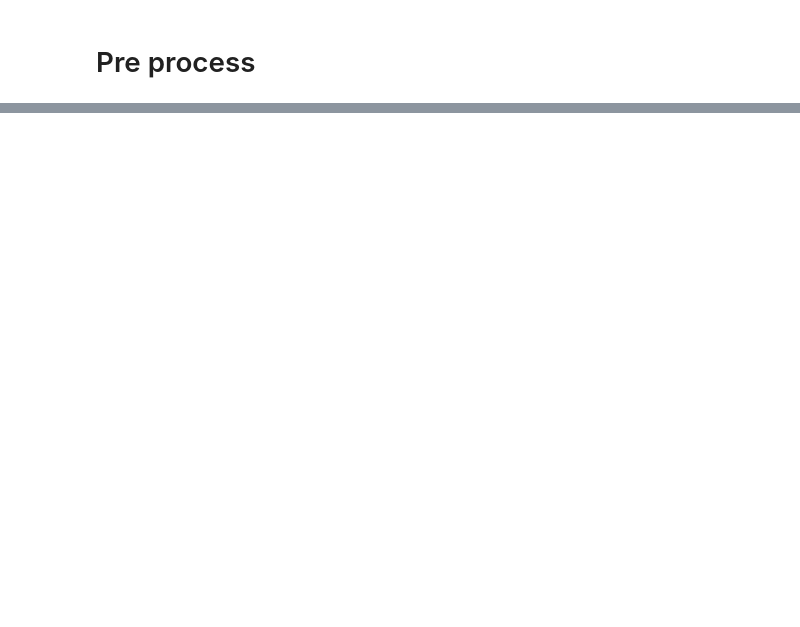
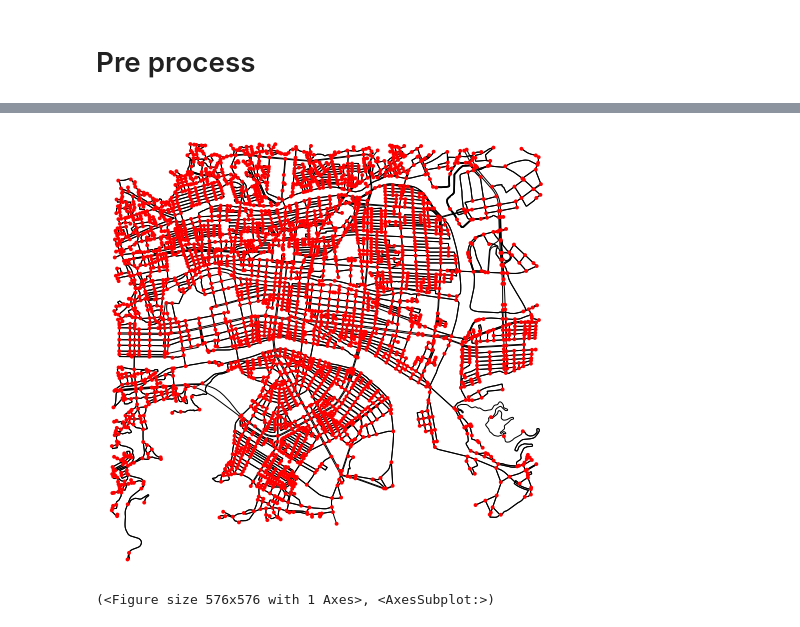
Before and after one commit to erick2307/tsuevac, a Jupyter notebook: new_kochi/preprocess.ipynb, the cells around one changed output, grey strips where cells are left out. Cells and saved outputs as stored; diff of their text form; code cells hidden in the pictures; blank space fills up the shorter version.

```diff
--- a/new_kochi/preprocess.ipynb
+++ b/new_kochi/preprocess.ipynb
@@ -155,11 +2,0 @@ def fixLinksDBAndNodesDB(shelters):
-# %%
-# Set Prefecture / Area of Interest / working CRS
-pref_code = 39
-area = {'north': 33.58, 'south': 33.53,'east': 133.58, 'west': 133.52}
-crs = 'EPSG:6690'
-# Create a Graph object
-G = createGraph(area=area,crs=crs,plot=False)
-# Create a Shelter GeoDataframe
-shelters = getAreaShelters(area=area,pref_code=pref_code,crs=crs)
-# Fix the nodesdb
-fixLinksDBAndNodesDB(shelters)
@@ -347,0 +133,30 @@ sh_gdf.explore()
+# %%
+# Set Prefecture / Area of Interest / working CRS
+pref_code = 39
+area = {'north': 33.58, 'south': 33.53,'east': 133.58, 'west': 133.52}
+crs = 6690
+
+# Get a Bounding Box of the area
+bbox = createBoundingBox(area=area)
+aos = gpd.GeoSeries([bbox]).to_json()
+
+# Get Population in the Area of Study (Census Data)
+pop = gp.getPopulationArea(pref_code=pref_code, aos=aos, crs=crs)
+
+# Create a Graph object
+G = createGraph(area=area,crs=crs,ntype='drive',plot=False)
+
+# Create a Shelter GeoDataframe
+shelters = getAreaShelters(area=area,pref_code=pref_code,crs=crs)
+
+# Fix the nodesdb
+fixLinksDBAndNodesDB(shelters)
+actrans.setMatrices()
+# Create the agentsdb
+agentsdb = np.zeros((pop.TotalPop.sum(), 5))
+for i, g in enumerate(pop.geometry.to_list()):
+    agentsdb = appendAgents(agentsdb, pop=pop, index=i, poly=g)
+last = np.trim_zeros(agentsdb[:, 4], 'b').shape[0]
+agentsdb = agentsdb[:last, :]
+np.savetxt("./data/agentsdb.csv", agentsdb, delimiter=",",
+            header="age,gender,hhType,hhId,Node", fmt="%d,%d,%d,%d,%d")
@@ -347,0 +231,5 @@ sh_gdf.explore()
+# %%
+ox.plot_graph(G, bgcolor='white', node_color='red', edge_color='black')
+# %% [output]
+[figure, added]
+(<Figure size 576x576 with 1 Axes>, <AxesSubplot:>)
```
Also changed, not shown: parts of 53 cells of this notebook, 13 other files.
